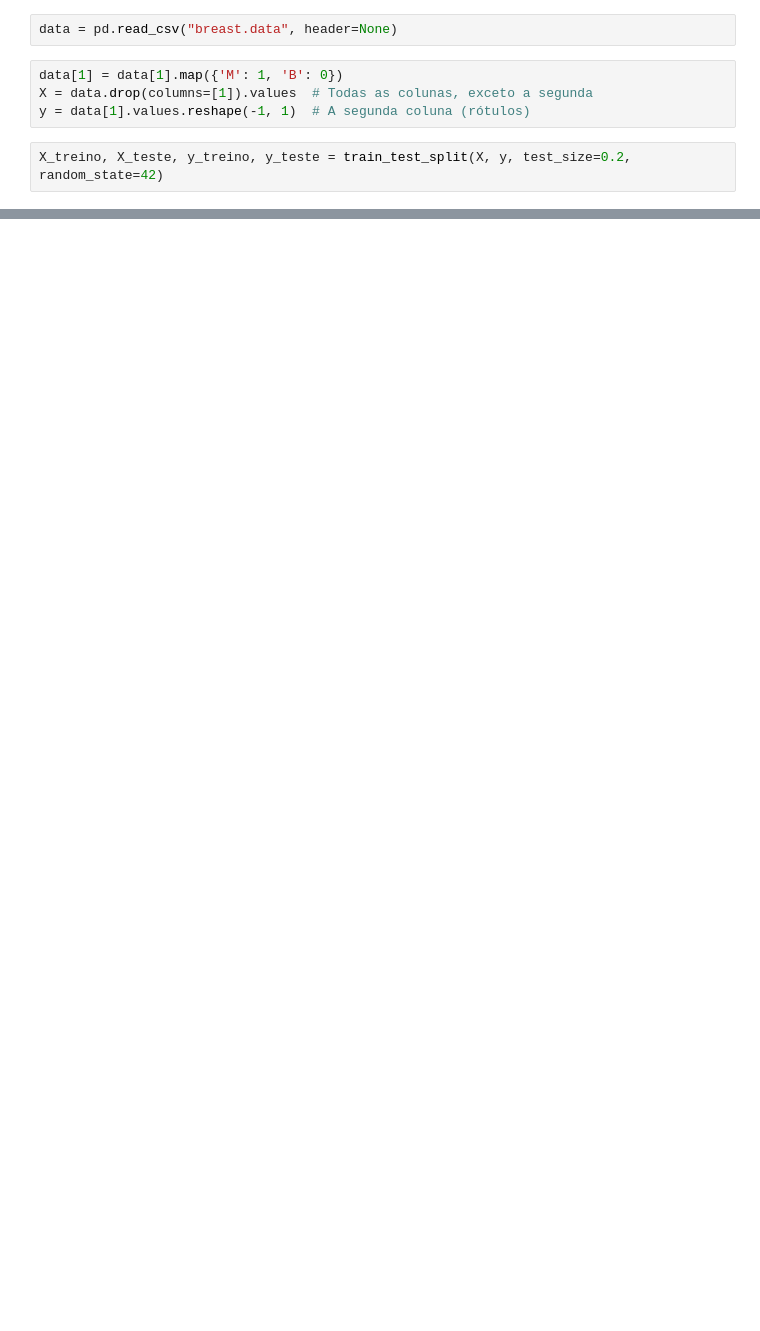
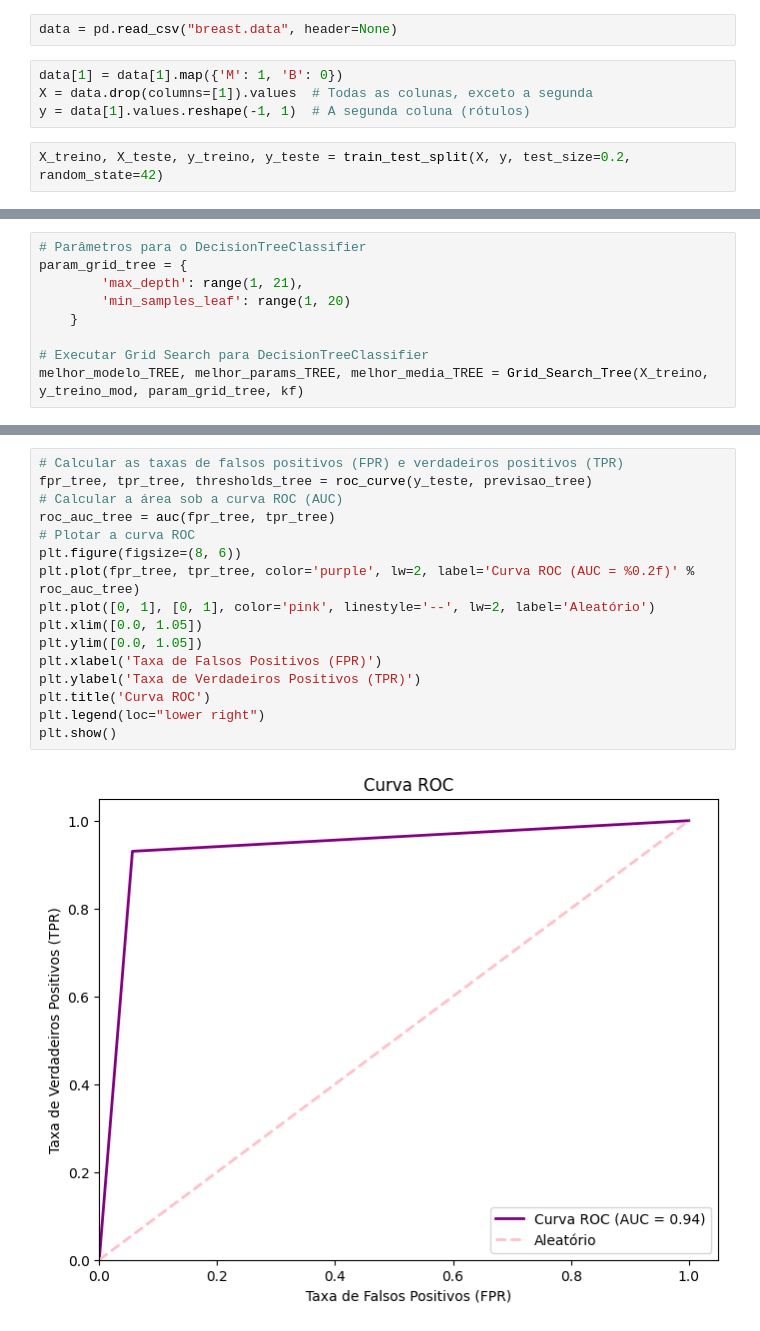
Before and after one commit to VivianKailany/Cancer-Diagnosis-ML-Model-Comparison, a Jupyter notebook: main.ipynb, the cells around one changed output, grey strips where cells are left out. Cells and saved outputs as stored; diff of their text form; blank space fills up the shorter version.

```diff
--- a/main.ipynb
+++ b/main.ipynb
@@ -57,3 +42,12 @@ Desvio padrão do F1: 0.0
+# %%
+# Parâmetros para o DecisionTreeClassifier
+param_grid_tree = {
+        'max_depth': range(1, 21),
+        'min_samples_leaf': range(1, 20)
+    }
+
+# Executar Grid Search para DecisionTreeClassifier
+melhor_modelo_TREE, melhor_params_TREE, melhor_media_TREE = Grid_Search_Tree(X_treino, y_treino_mod, param_grid_tree, kf)
 # %%
 # Normalizar os dados de treinamento
 escala = StandardScaler()
@@ -202,0 +238,18 @@ plt.show()
+# %%
+# Calcular as taxas de falsos positivos (FPR) e verdadeiros positivos (TPR)
+fpr_tree, tpr_tree, thresholds_tree = roc_curve(y_teste, previsao_tree)
+# Calcular a área sob a curva ROC (AUC)
+roc_auc_tree = auc(fpr_tree, tpr_tree)
+# Plotar a curva ROC
+plt.figure(figsize=(8, 6))
+plt.plot(fpr_tree, tpr_tree, color='purple', lw=2, label='Curva ROC (AUC = %0.2f)' % roc_auc_tree)
+plt.plot([0, 1], [0, 1], color='pink', linestyle='--', lw=2, label='Aleatório')
+plt.xlim([0.0, 1.05])
+plt.ylim([0.0, 1.05])
+plt.xlabel('Taxa de Falsos Positivos (FPR)')
+plt.ylabel('Taxa de Verdadeiros Positivos (TPR)')
+plt.title('Curva ROC')
+plt.legend(loc="lower right")
+plt.show()
+# %% [output]
+[figure, added]
```
Also changed, not shown: parts of 21 cells of this notebook, 6 other files.
